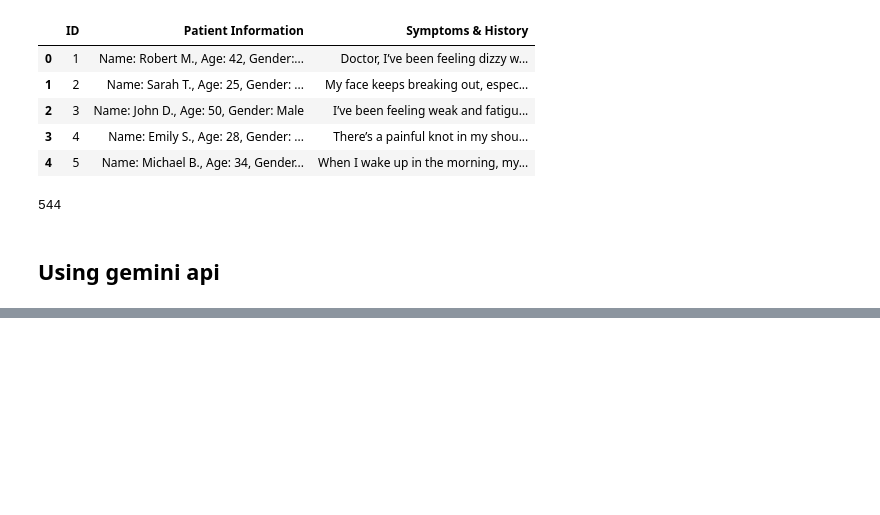
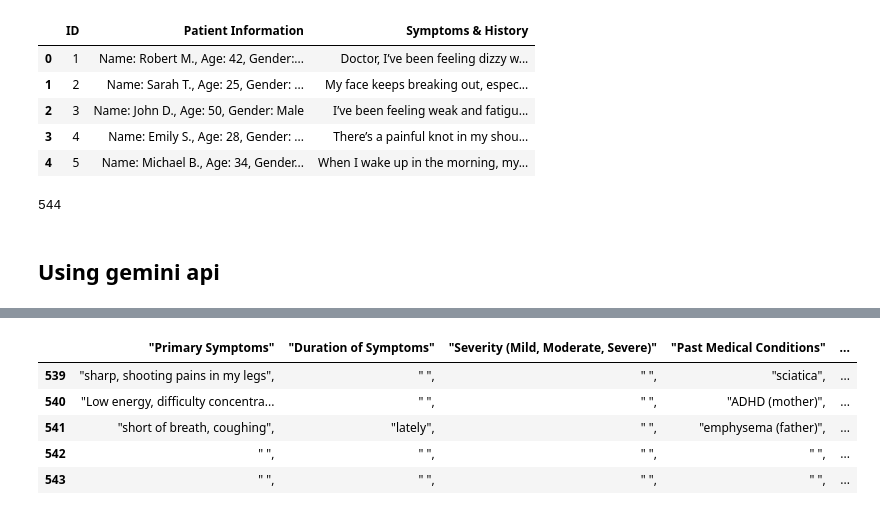
Before and after one commit to KarthikeyanBaskaran/voice_to_form, a Jupyter notebook: Healthcare_Dataset.ipynb, the cells around one changed output, grey strips where cells are left out. Drawn from its saved outputs; the diff is of its cells as text; code cells hidden in the pictures; blank space fills up the shorter version.

```diff
--- a/Healthcare_Dataset.ipynb
+++ b/Healthcare_Dataset.ipynb
@@ -233,0 +232,12 @@ Successfully merged and saved data to extracted_data_progress.csv
+# %%
+REPO_CSV_URL = "https://raw.githubusercontent.com/KarthikeyanBaskaran/voice_to_form/refs/heads/main/Dataset/extracted_data_progress.csv"
+
+df = pd.read_csv(REPO_CSV_URL)
+df.tail()
+# %% [output]
+|  | "Primary Symptoms" | "Duration of Symptoms" | "Severity (Mild, Moderate, Severe)" | "Past Medical Conditions" | ... |
+| 539 | "sharp, shooting pains in my legs", | " ", | " ", | "sciatica", | ... |
+| 540 | "Low energy, difficulty concentra... | " ", | " ", | "ADHD (mother)", | ... |
+| 541 | "short of breath, coughing", | "lately", | " ", | "emphysema (father)", | ... |
+| 542 | " ", | " ", | " ", | " ", | ... |
+| 543 | " ", | " ", | " ", | " ", | ... |
```
Also changed, not shown: parts of 1 cell of this notebook.
